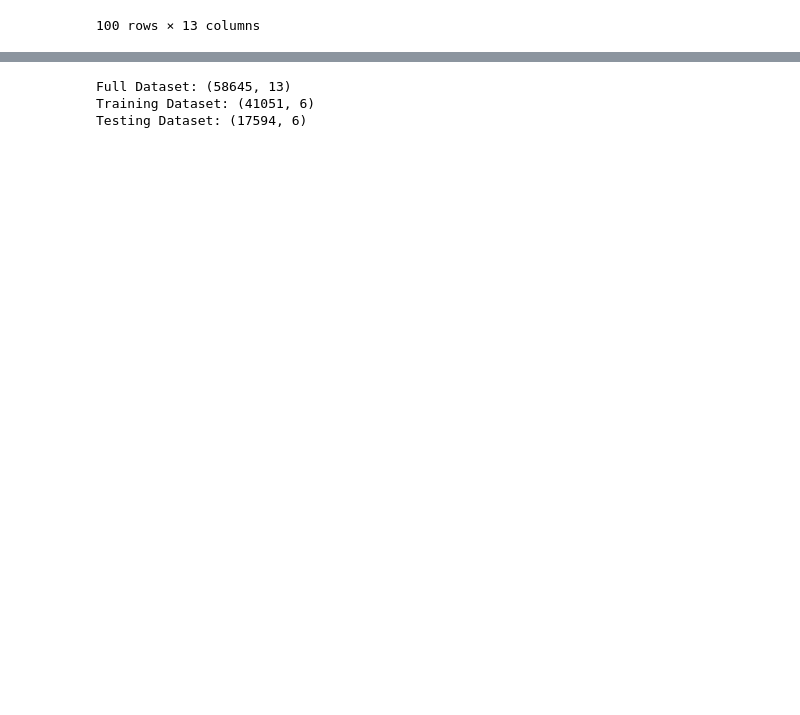
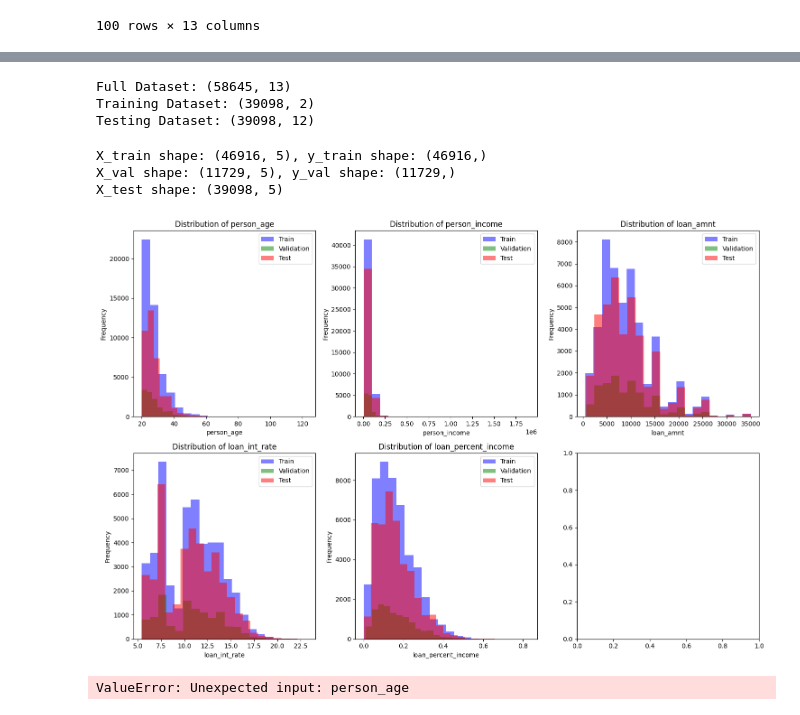
Before and after one commit to Harithelamin/ACIT4620-24H-G6, a Jupyter notebook: main.ipynb, the cells around one changed output, grey strips where cells are left out. Drawn from its saved outputs; the diff is of its cells as text; code cells hidden in the pictures; blank space fills up the shorter version.

```diff
--- a/main.ipynb
+++ b/main.ipynb
@@ -138,4 +305,5 @@ X = train_data[['person_age', 'person_income', 'loan_amnt', 'loan_int_rate', 'lo
 y = train_data['loan_status']
 # %%
-# Split the dataset into training (70%) and testing (30%)
-X_train, X_test, y_train, y_test = train_test_split(X, y, test_size=0.3, random_state=42)
+# Split the training data into X_train, X_val, y_train, y_val
+# using 80% for training and 20% for validation
+X_train, X_val, y_train, y_val = train_test_split(X, y, test_size=0.2, random_state=42)
@@ -145,9 +310,48 @@ test_dataset = pd.concat([X_test, y_test], axis=1)
+# %%
+# Prepare X test
+X_test = test_data[['person_age', 'person_income', 'loan_amnt', 'loan_int_rate', 'loan_percent_income']]
 # %%
 # Display the shapes of the datasets
 print(f"Full Dataset: {train_data.shape}")
-print(f"Training Dataset: {train_dataset.shape}")
-print(f"Testing Dataset: {test_dataset.shape}")
+print(f"Training Dataset: {val_data.shape}")
+print(f"Testing Dataset: {test_data.shape}")
 # %% [output]
 Full Dataset: (58645, 13)
-Training Dataset: (41051, 6)
-Testing Dataset: (17594, 6)
+Training Dataset: (39098, 2)
+Testing Dataset: (39098, 12)
+# %%
+# Print the shapes of the splits to verify
+print(f"X_train shape: {X_train.shape}, y_train shape: {y_train.shape}")
+print(f"X_val shape: {X_val.shape}, y_val shape: {y_val.shape}")
+print(f"X_test shape: {X_test.shape}")
+# %% [output]
+X_train shape: (46916, 5), y_train shape: (46916,)
+X_val shape: (11729, 5), y_val shape: (11729,)
+X_test shape: (39098, 5)
+# %%
+import matplotlib.pyplot as plt
+
+# Plot histograms for X_train, X_val, and X_test
+def plot_histograms(X_train, X_val, X_test, n_cols=3):
+    n_features = len(X_train.columns)
+    n_rows = (n_features // n_cols) + (1 if n_features % n_cols != 0 else 0)
+
+    fig, axes = plt.subplots(n_rows, n_cols, figsize=(15, 5 * n_rows))
+    axes = axes.flatten()
+
+    # Loop through all features in X_train and plot histograms for each
+    for i, feature in enumerate(X_train.columns):
+        axes[i].hist(X_train[feature], bins=20, alpha=0.5, label='Train', color='blue')
+        axes[i].hist(X_val[feature], bins=20, alpha=0.5, label='Validation', color='green')
+        axes[i].hist(X_test[feature], bins=20, alpha=0.5, label='Test', color='red')
+        axes[i].set_title(f'Distribution of {feature}')
+        axes[i].set_xlabel(feature)
+        axes[i].set_ylabel('Frequency')
+        axes[i].legend()
+
+    plt.tight_layout()
+    plt.show()
+
+plot_histograms(X_train, X_val, X_test)
+# %% [output]
+[figure, added]
@@ -153,0 +393,6 @@ Testing Dataset: (17594, 6)
+# %%
+for index, sample in test_data.iterrows():
+    predicted_status = predict_loan_decision(sample, loan_decision)
+    print(f"Sample {index}: Loan decision: {predicted_status}")
+# %% [output]
+ValueError: Unexpected input: person_age
```
Also changed, not shown: parts of 19 cells of this notebook.
